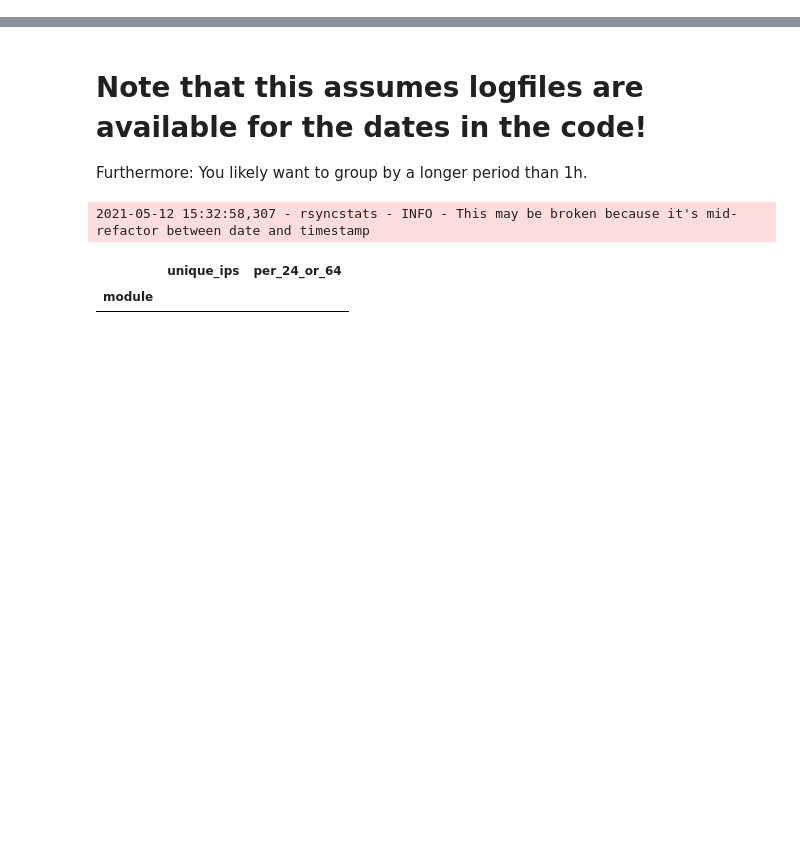
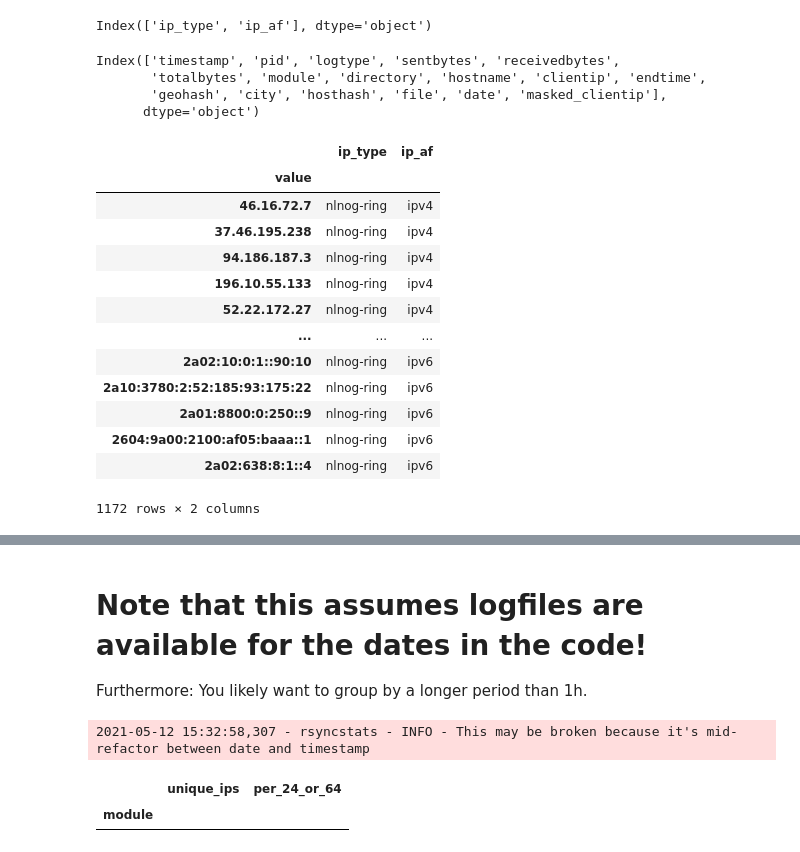
Before and after one commit to ties/rpki-analysis, a Jupyter notebook: workbooks/rsync_logs.ipynb, the cells around one changed output, grey strips where cells are left out. Saved outputs shown, nothing was run; the diff lists cells and outputs as text; code cells hidden in the pictures; blank space fills up the shorter version.

```diff
--- a/workbooks/rsync_logs.ipynb
+++ b/workbooks/rsync_logs.ipynb
@@ -125,9 +34,7 @@ def blind_mask(ip) -> str:
     if addr.version == 6:
         return addr & netaddr.IPAddress('FFFF:FFFF:FFFF:FFFF::')
 
-def parse_all_logs():
-    rsync_logs = list(Path('../logs/rsync').glob("rsync*"))
-
+def parse_all_logs(rsync_logs: List[str]):
     dfs = []
     for file in rsync_logs:
         LOG.info("Reading %s", file)
@@ -204,0 +89,24 @@ alt.Chart(by_5_minutes).transform_joinaggregate(
+# %%
+display(node_long.keys())
+display(df.keys())
+node_long
+# %% [output]
+Index(['ip_type', 'ip_af'], dtype='object')
+Index(['timestamp', 'pid', 'logtype', 'sentbytes', 'receivedbytes',
+       'totalbytes', 'module', 'directory', 'hostname', 'clientip', 'endtime',
+       'geohash', 'city', 'hosthash', 'file', 'date', 'masked_clientip'],
+      dtype='object')
+|  | ip_type | ip_af |
+| value |  |  |
+| 46.16.72.7 | nlnog-ring | ipv4 |
+| 37.46.195.238 | nlnog-ring | ipv4 |
+| 94.186.187.3 | nlnog-ring | ipv4 |
+| 196.10.55.133 | nlnog-ring | ipv4 |
+| 52.22.172.27 | nlnog-ring | ipv4 |
+| ... | ... | ... |
+| 2a02:10:0:1::90:10 | nlnog-ring | ipv6 |
+| 2a10:3780:2:52:185:93:175:22 | nlnog-ring | ipv6 |
+| 2a01:8800:0:250::9 | nlnog-ring | ipv6 |
+| 2604:9a00:2100:af05:baaa::1 | nlnog-ring | ipv6 |
+| 2a02:638:8:1::4 | nlnog-ring | ipv6 |
+1172 rows × 2 columns
```
Also changed, not shown: parts of 18 cells of this notebook, 5 other files.
